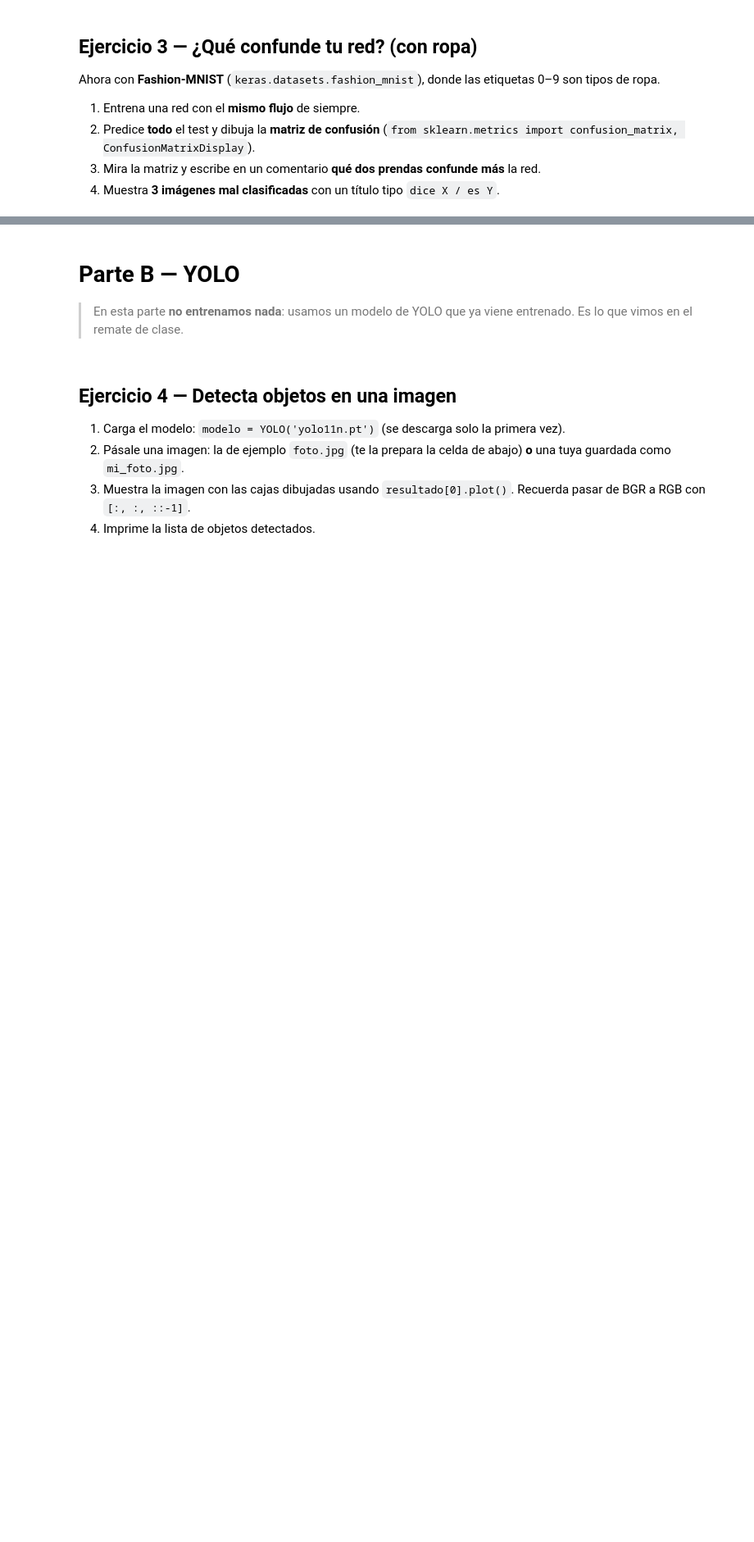
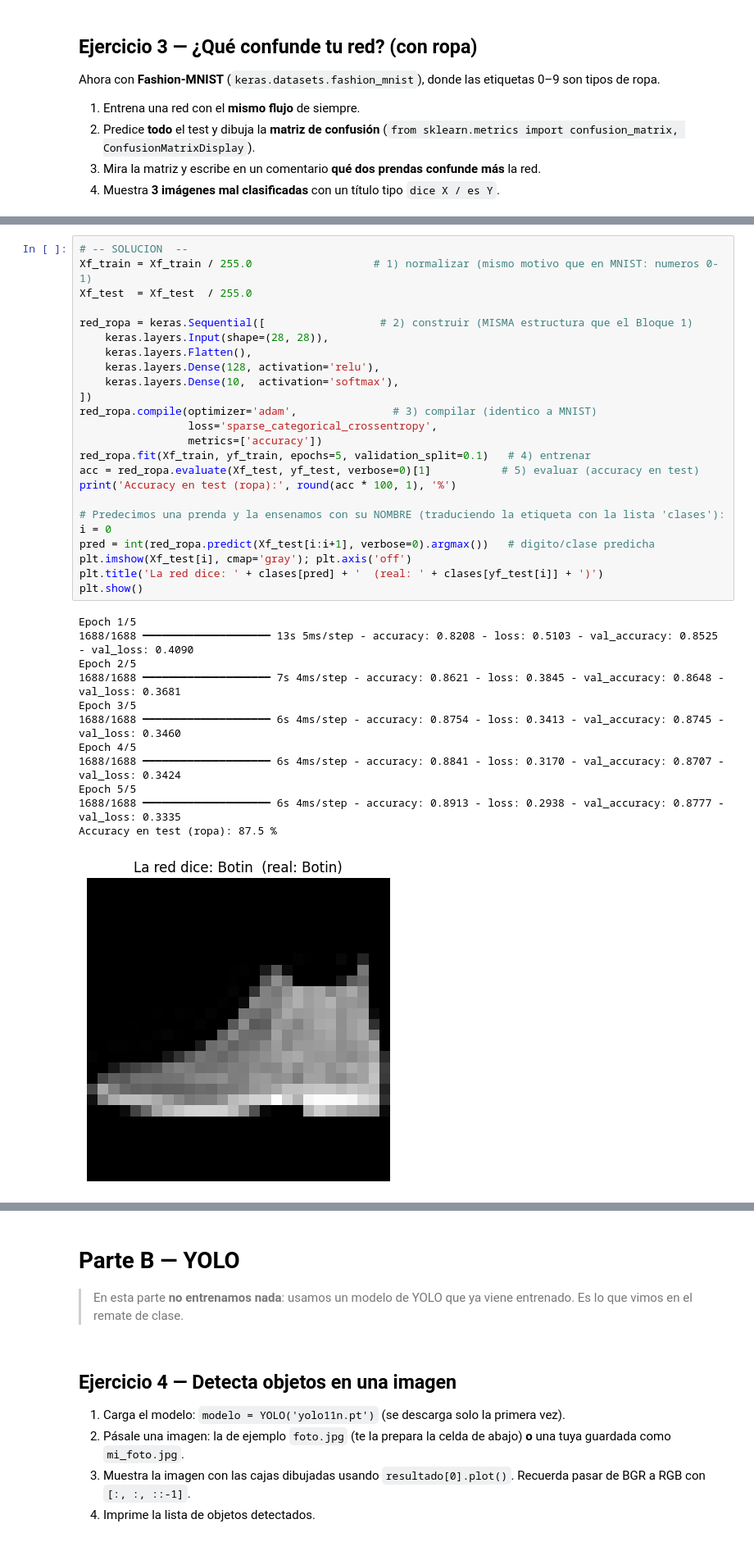
Before and after one commit to carlosgomezagrafojo/Redes_Neuronales, a Jupyter notebook: ejercicios_extra_redes_y_yolo.ipynb, the cells around one changed output, grey strips where cells are left out. Shown at 82% size. Drawn from its saved outputs; the diff is of its cells as text; blank space fills up the shorter version.

```diff
--- a/ejercicios_extra_redes_y_yolo.ipynb
+++ b/ejercicios_extra_redes_y_yolo.ipynb
@@ -293,0 +499,37 @@ clases = ['Camiseta/top', 'Pantalon', 'Jersey', 'Vestido', 'Abrigo',
+# %%
+# -- SOLUCION  --
+Xf_train = Xf_train / 255.0                   # 1) normalizar (mismo motivo que en MNIST: numeros 0-1)
+Xf_test  = Xf_test  / 255.0
+
+red_ropa = keras.Sequential([                  # 2) construir (MISMA estructura que el Bloque 1)
+    keras.layers.Input(shape=(28, 28)),
+    keras.layers.Flatten(),
+    keras.layers.Dense(128, activation='relu'),
+    keras.layers.Dense(10,  activation='softmax'),
+])
+red_ropa.compile(optimizer='adam',               # 3) compilar (identico a MNIST)
+                 loss='sparse_categorical_crossentropy',
+                 metrics=['accuracy'])
+red_ropa.fit(Xf_train, yf_train, epochs=5, validation_split=0.1)   # 4) entrenar
+acc = red_ropa.evaluate(Xf_test, yf_test, verbose=0)[1]           # 5) evaluar (accuracy en test)
+print('Accuracy en test (ropa):', round(acc * 100, 1), '%')
+
+# Predecimos una prenda y la ensenamos con su NOMBRE (traduciendo la etiqueta con la lista 'clases'):
+i = 0
+pred = int(red_ropa.predict(Xf_test[i:i+1], verbose=0).argmax())   # digito/clase predicha
+plt.imshow(Xf_test[i], cmap='gray'); plt.axis('off')
+plt.title('La red dice: ' + clases[pred] + '  (real: ' + clases[yf_test[i]] + ')')
+plt.show()
+# %% [output]
+Epoch 1/5
+1688/1688 ━━━━━━━━━━━━━━━━━━━━ 13s 5ms/step - accuracy: 0.8208 - loss: 0.5103 - val_accuracy: 0.8525 - val_loss: 0.4090
+Epoch 2/5
+1688/1688 ━━━━━━━━━━━━━━━━━━━━ 7s 4ms/step - accuracy: 0.8621 - loss: 0.3845 - val_accuracy: 0.8648 - val_loss: 0.3681
+Epoch 3/5
+1688/1688 ━━━━━━━━━━━━━━━━━━━━ 6s 4ms/step - accuracy: 0.8754 - loss: 0.3413 - val_accuracy: 0.8745 - val_loss: 0.3460
+Epoch 4/5
+1688/1688 ━━━━━━━━━━━━━━━━━━━━ 6s 4ms/step - accuracy: 0.8841 - loss: 0.3170 - val_accuracy: 0.8707 - val_loss: 0.3424
+Epoch 5/5
+1688/1688 ━━━━━━━━━━━━━━━━━━━━ 6s 4ms/step - accuracy: 0.8913 - loss: 0.2938 - val_accuracy: 0.8777 - val_loss: 0.3335
+Accuracy en test (ropa): 87.5 %
+[figure, added]
```
Also changed, not shown: parts of 32 cells of this notebook.
